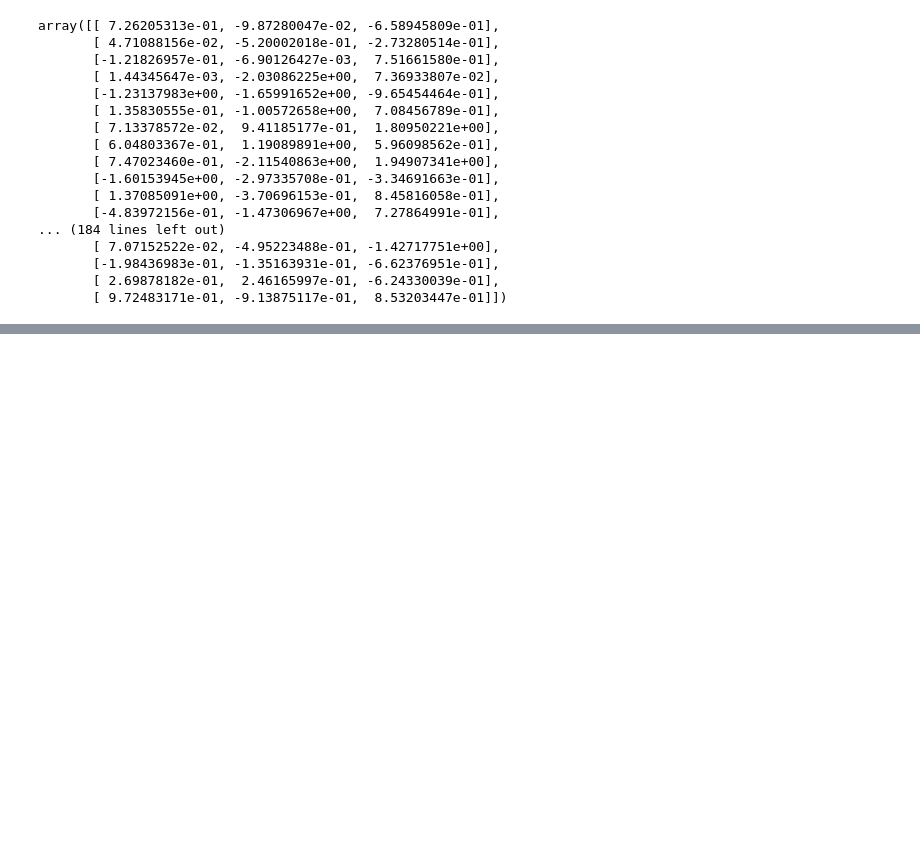
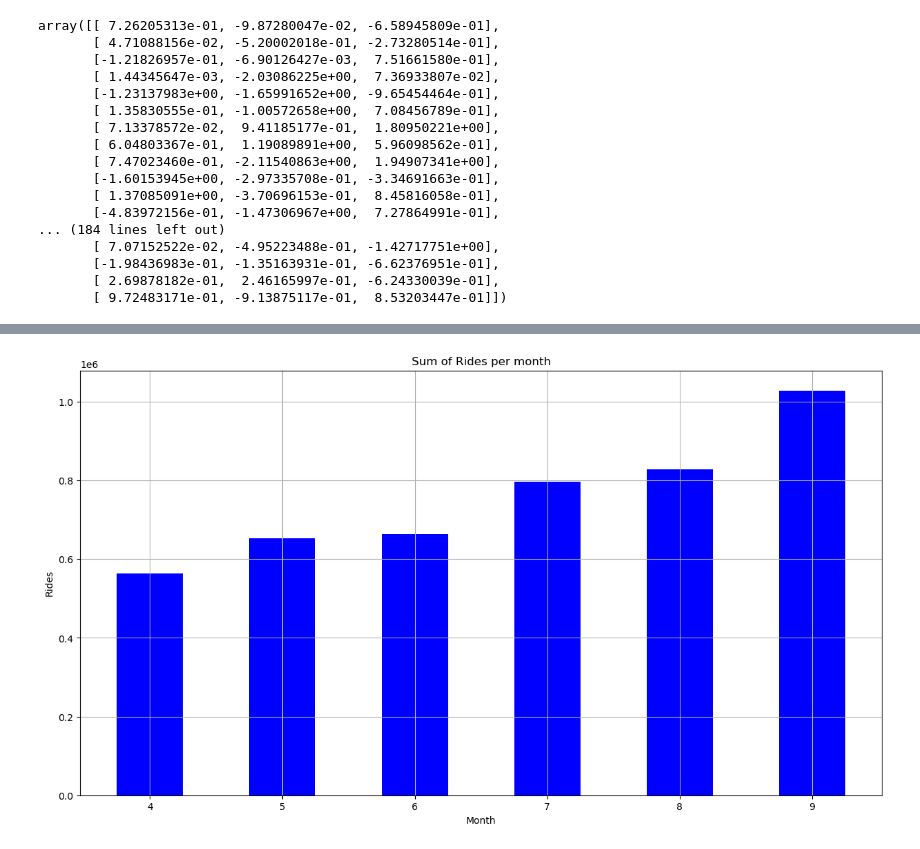
Before and after one commit to DVadeus/Uber, a Jupyter notebook: Notebook.ipynb, the cells around one changed output, grey strips where cells are left out. Drawn from its saved outputs; the diff is of its cells as text; code cells hidden in the pictures; blank space fills up the shorter version.

```diff
--- a/Notebook.ipynb
+++ b/Notebook.ipynb
@@ -169,0 +210,13 @@ array([[ 7.26205313e-01, -9.87280047e-02, -6.58945809e-01],
+# %%
+df_agg_month = df['month'].value_counts().sort_index().reset_index(name='Sum of Rides per month')
+
+plt.figure(figsize=(15,8))
+
+plt.bar(df_agg_month['month'], df_agg_month['Agg Rides per month'], color='blue', width=0.5)
+plt.title('Sum of Rides per month')
+plt.xlabel('Month')
+plt.ylabel('Rides')
+plt.grid(True)
+plt.show()
+# %% [output]
+[figure, added]
```
Also changed, not shown: parts of 12 cells of this notebook, 4 other files.
